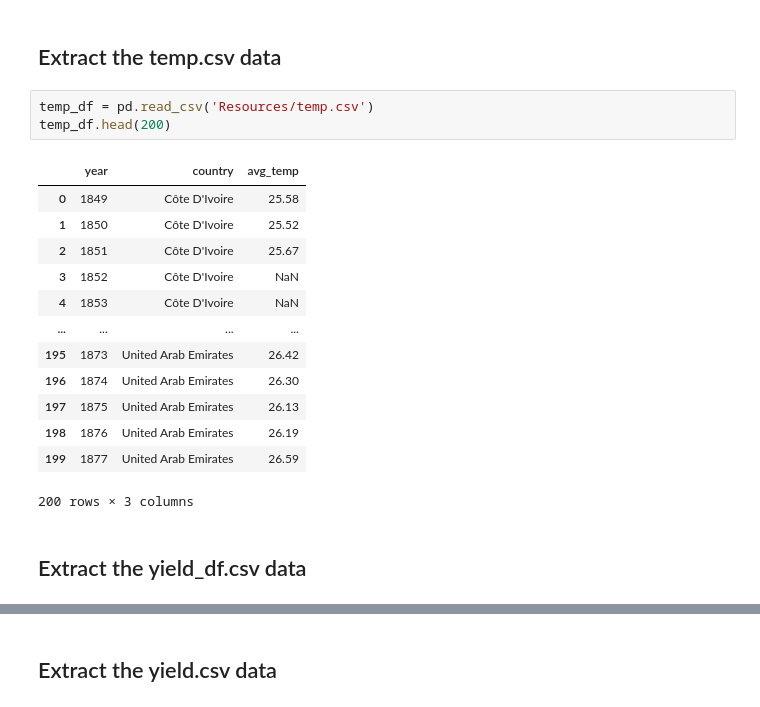
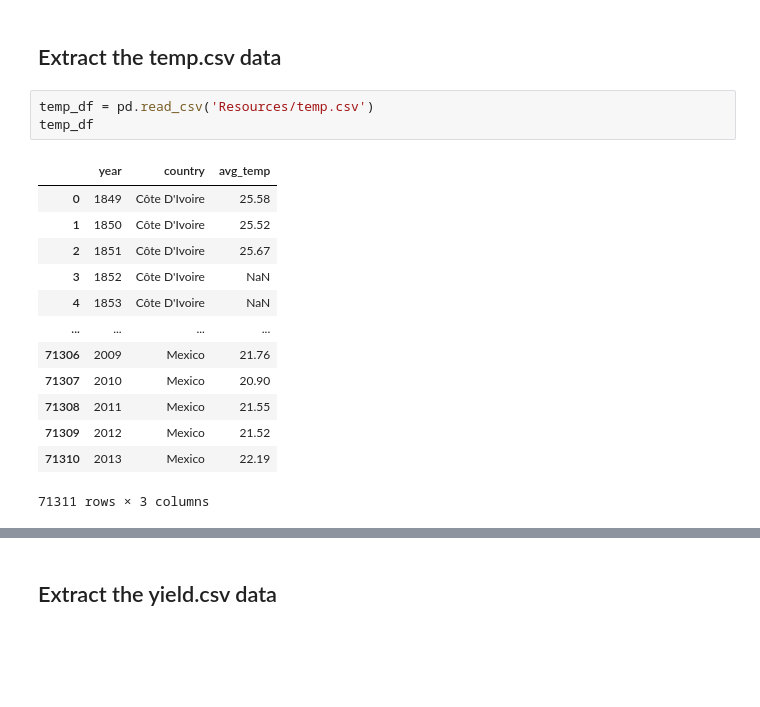
Before and after one commit to jwadamucci/Project3_Group1, a Jupyter notebook: data_cleanup.ipynb, the cells around one changed output, grey strips where cells are left out. Cells and saved outputs as stored; diff of their text form; blank space fills up the shorter version.

```diff
--- a/data_cleanup.ipynb
+++ b/data_cleanup.ipynb
@@ -49,20 +153,18 @@ rainfall_df.head(200)
 ## Extract the temp.csv data
 # %%
 temp_df = pd.read_csv('Resources/temp.csv')
-temp_df.head(200)
+temp_df
 # %% [output]
 |  | year | country | avg_temp |
 | 0 | 1849 | Côte D'Ivoire | 25.58 |
 | 1 | 1850 | Côte D'Ivoire | 25.52 |
 | 2 | 1851 | Côte D'Ivoire | 25.67 |
 | 3 | 1852 | Côte D'Ivoire | NaN |
 | 4 | 1853 | Côte D'Ivoire | NaN |
 | ... | ... | ... | ... |
-| 195 | 1873 | United Arab Emirates | 26.42 |
-| 196 | 1874 | United Arab Emirates | 26.30 |
-| 197 | 1875 | United Arab Emirates | 26.13 |
-| 198 | 1876 | United Arab Emirates | 26.19 |
-| 199 | 1877 | United Arab Emirates | 26.59 |
+| 71306 | 2009 | Mexico | 21.76 |
+| 71307 | 2010 | Mexico | 20.90 |
+| 71308 | 2011 | Mexico | 21.55 |
+| 71309 | 2012 | Mexico | 21.52 |
+| 71310 | 2013 | Mexico | 22.19 |
-200 rows × 3 columns
+71311 rows × 3 columns
-# %% [markdown]
-## Extract the yield_df.csv data
```
Also changed, not shown: parts of 31 cells of this notebook, 9 other files.
